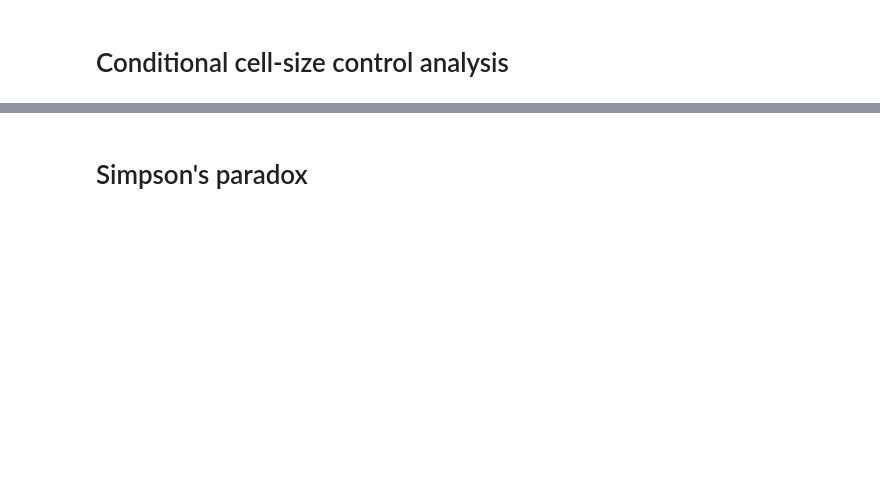
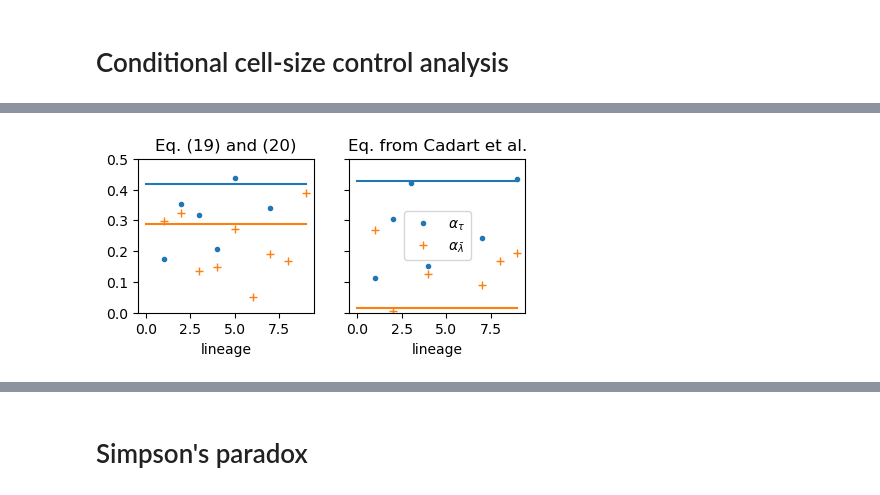
Before and after one commit to elevien/L1210, a Jupyter notebook: notebooks/PAPER_FIG2-cell-size.ipynb, the cells around one changed output, grey strips where cells are left out. Drawn from its saved outputs; the diff is of its cells as text; code cells hidden in the pictures; blank space fills up the shorter version.

Commit message:
Fixed error in conditional alpha

```diff
--- a/notebooks/PAPER_FIG2-cell-size.ipynb
+++ b/notebooks/PAPER_FIG2-cell-size.ipynb
@@ -137,0 +104,15 @@ end
+# %%
+dfa = combine(groupby(df_all_cells,:lineage),
+    [:gt,:x,:gr]=>alpha_decomp => :ατ,
+    [:gr,:x,:gt]=>alpha_decomp => :αλ,
+    [:gt,:x,:gr]=>alpha_decomp_cadart => :ατ_c,
+    [:gr,:x,:gt]=>alpha_decomp_cadart => :αλ_c);
+dfa_sims = combine(groupby(sims_cells[sims_cells.ϕ .== 1,:],:lineage),
+    [:gt,:x,:gr]=>alpha_decomp => :ατ,
+    [:gr,:x,:gt]=>alpha_decomp => :αλ,
+    [:gt,:x,:gr]=>alpha_decomp_cadart => :ατ_c,
+    [:gr,:x,:gt]=>alpha_decomp_cadart => :αλ_c);
+
+CSV.write("./../output/cond_alpha.csv",dfa)
+CSV.write("./../output/cond_alpha_sims.csv",dfa_sims)
+dfa.αλ
@@ -137,0 +131,28 @@ end
+# %%
+fig, axs = subplots(figsize=(5,2),ncols=2,sharey=true)
+
+
+ax = axs[0]
+ax.plot(dfa.ατ,"C0.",label=L"$\alpha_{\tau}$")
+ax.plot(dfa.αλ,"C1+",label=L"$\alpha_{\bar{\lambda}}$")
+ax.plot(ones(length(dfa.ατ)) .* mean(dfa.ατ),"C0-")
+ax.plot(ones(length(dfa.ατ)) .* mean(dfa.αλ),"C1-")
+ax.set_xlabel("lineage")
+ax.set_title("Eq. (19) and (20)")
+ax.set_ylim([0,0.5])
+
+
+
+ax = axs[1]
+ax.plot(dfa.ατ_c,"C0.",label=L"$\alpha_{\tau}$")
+ax.plot(dfa.αλ_c,"C1+",label=L"$\alpha_{\bar{\lambda}}$")
+ax.plot(ones(length(dfa.ατ)) .* mean(dfa.ατ_c),"C0-")
+ax.plot(ones(length(dfa.ατ)) .* mean(dfa.αλ_c),"C1-")
+ax.set_title("Eq. from Cadart et al.")
+ax.set_xlabel("lineage")
+ax.legend(frameon=true)
+
+
+fig
+# %% [output]
+[figure, added]
```
Also changed, not shown: parts of 17 cells of this notebook, 16 other files.
